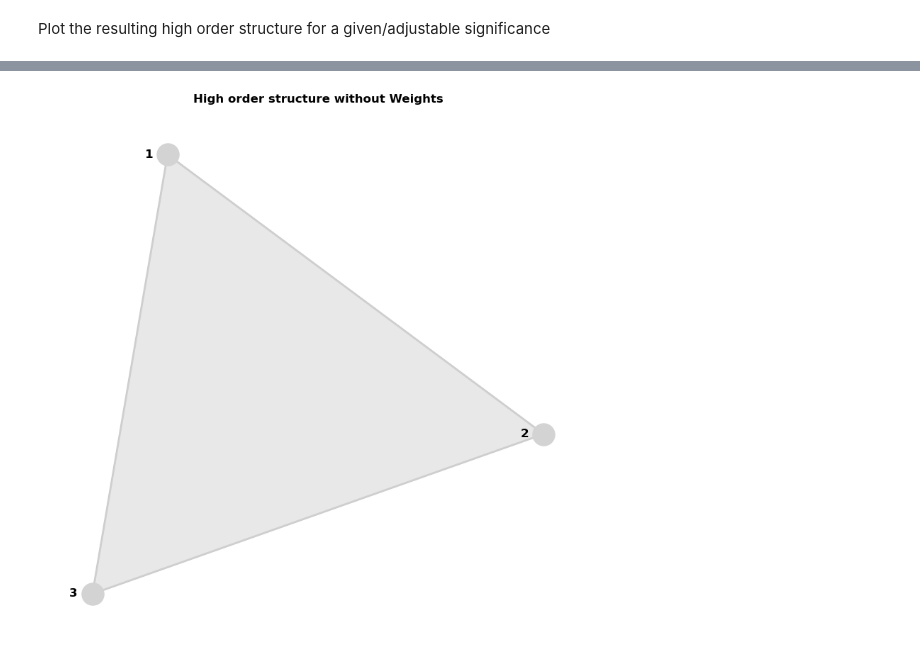
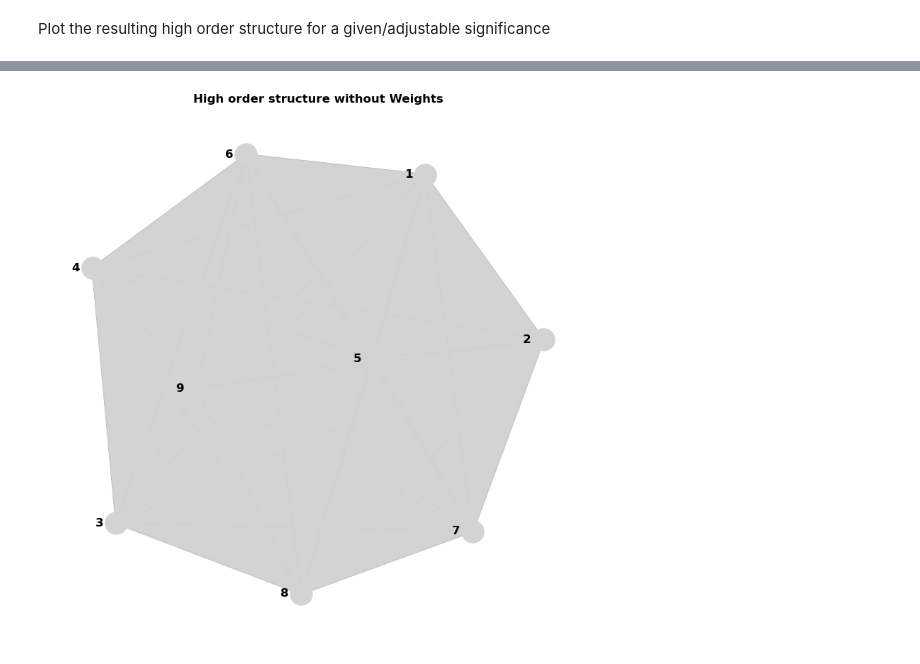
Before and after one commit to cyrilrommens/PhD_1, a Jupyter notebook: Infotopo_metrics.ipynb, the cells around one changed output, grey strips where cells are left out. Drawn from its saved outputs; the diff is of its cells as text; code cells hidden in the pictures.

Commit message:
TSE analysis for random timeseries

```diff
--- a/Infotopo_metrics.ipynb
+++ b/Infotopo_metrics.ipynb
@@ -26,3 +24,3 @@ Import test data
 # %%
-df = pd.read_csv("C:\\Users\\cyril\\Documents\\Personal\\Github\\PhD_1\\timeseries_test.txt", sep='\t', header=0, usecols=lambda col: col != 'Time')  # choose between timeseries_test.txt and timeseries_test2.txt
+df = pd.read_csv("C:\\Users\\cyril\\Documents\\Personal\\Github\\PhD_1\\Data\\timeseries_test.txt", sep='\t', header=None, usecols=lambda col: col != 'Time')  # choose between timeseries_test.txt and timeseries_test2.txt
 # %% [markdown]
@@ -87,30 +69,2 @@ bunch = dataframe_to_bunch(df)
 # %% [markdown]
 Use infotopo module to obtain the topological information metrics (entropy, mutual information and total correlation)
-# %%
-def obtain_infotopo_metrics(dataset):
-
-    dimension_max = dataset.shape[1]
-    dimension_tot = dataset.shape[1]
-    sample_size = dataset.shape[0]
-    nb_of_values = 16
-    forward_computation_mode = False
-    work_on_transpose = False
-    supervised_mode = False
-    sampling_mode = 1
-    deformed_probability_mode = False
-
-    information_topo = infotopo.infotopo(dimension_max = dimension_max,
-                                dimension_tot = dimension_tot,
-                                sample_size = sample_size,
-                                work_on_transpose = work_on_transpose,
-                                nb_of_values = nb_of_values,
-                                sampling_mode = sampling_mode,
-                                deformed_probability_mode = deformed_probability_mode,
-                                supervised_mode = supervised_mode,
-                                forward_computation_mode = forward_computation_mode)
-
-    Nentropie = information_topo.simplicial_entropies_decomposition(bunch.data) # Make sure the datatype is a Bunch object
-    Ninfomut = information_topo.simplicial_infomut_decomposition(Nentropie)
-    Nfree_energy = information_topo.total_correlation_simplicial_lanscape(Nentropie)
-
-    return  Nentropie, Ninfomut, Nfree_energy
@@ -122,0 +71,5 @@ Percent of tuples processed : 0
+# %%
+dimension_max = 3 #df.shape[1]
+dimension_tot = 9 #df.shape[1]
+bunch = dataframe_to_bunch(df)
+Nentropie, Ninfomut = obtain_infotopo_metrics(bunch.data, dimension_max, dimension_tot)
@@ -372,36 +361,36 @@ fig, ax = plt.subplots(figsize=(8, 8))  # Single plot
 nx.draw_networkx_nodes(G, pos_G, node_size=500, node_color="lightgray", ax=ax)
 
 # Draw edges
-nx.draw_networkx_edges(G, pos_G, width=2, alpha=0.6, edge_color="darkgray", ax=ax)
+nx.draw_networkx_edges(G, pos_G, width=2, alpha=0.9, edge_color="darkgray", ax=ax)
 
 # Fill triangles for 3-simplices in a shade of gray
 for simplex in simplices:
     if len(simplex) == 3:  # Only consider 3-simplices
         # Extract the positions of the nodes
         node_positions = [pos_G[node] for node in simplex]
         # Create a Polygon to represent the triangle
-        triangle = patches.Polygon(node_positions, closed=True, color='lightgray', alpha=0.5)
+        triangle = patches.Polygon(node_positions, closed=True, color='lightgray', alpha=0.4)
         # Add the triangle to the plot
         ax.add_patch(triangle)
 
 # Set an adjustable offset for the node labels
 offset = 0.07  # You can change this value to increase or decrease the distance of the label from the node
 
 # Adjust the positions of the node number labels to ensure they are outside the nodes
 adjusted_pos = {node: (x - offset, y) for node, (x, y) in pos_G.items()}
 
 # Draw the node number labels with the adjusted positions
 node_numbers = {n: str(n) for n in G.nodes()}
 nx.draw_networkx_labels(G, adjusted_pos, labels=node_numbers, font_size=12, font_weight="bold", font_color="black", ax=ax)
 
 # Set the title for the simplicial complex
 ax.set_title("High order structure without Weights", fontweight="bold")
 
 # Turn off the axis
 ax.axis("off")
 
 # Display the plot
 plt.tight_layout()
 plt.show()
 # %% [output]
-[figure, old version]
+[figure, new version]
```
Also changed, not shown: parts of 18 cells of this notebook, 15 other files.
